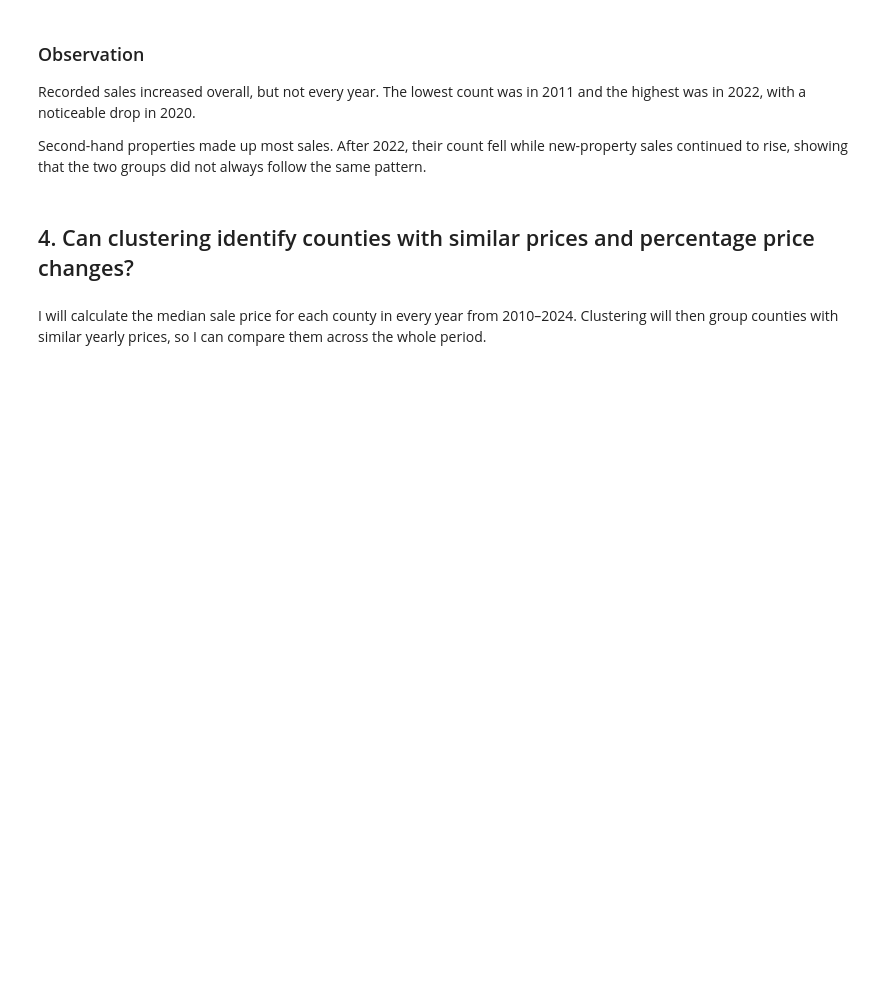
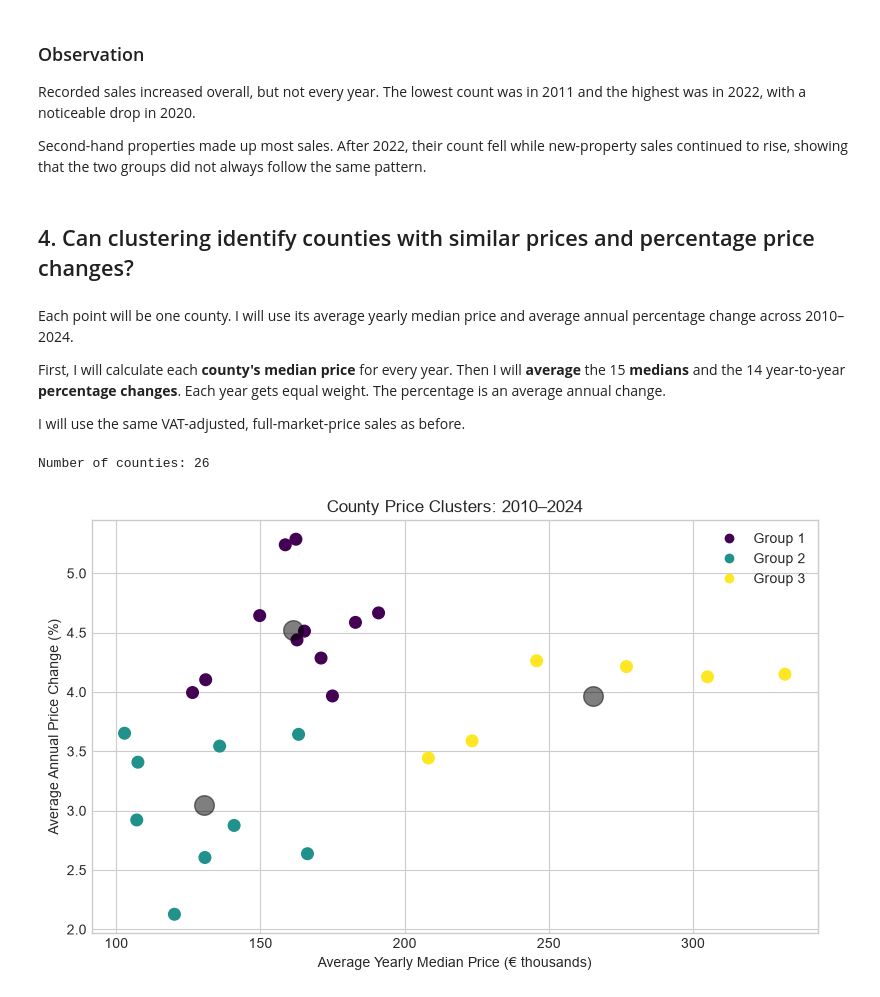
Before and after one commit to amelia720/Data-Science-Portfolio-Amelia-Hamulewicz, a Jupyter notebook: Recorded-Housing-Prices/01-housing-prices-linear-regression.ipynb, the cells around one changed output. Cells and saved outputs as stored; diff of their text form; code cells hidden in the pictures; blank space fills up the shorter version.

Commit message:
added clustering

```diff
--- a/Recorded-Housing-Prices/01-housing-prices-linear-regression.ipynb
+++ b/Recorded-Housing-Prices/01-housing-prices-linear-regression.ipynb
@@ -489,4 +487,61 @@ Second-hand properties made up most sales. After 2022, their count fell while ne
 # %% [markdown]
 ## 4. Can clustering identify counties with similar prices and percentage price changes?
 # %% [markdown]
-I will calculate the median sale price for each county in every year from 2010–2024. Clustering will then group counties with similar yearly prices, so I can compare them across the whole period.
+Each point will be one county. I will use its average yearly median price and average annual percentage change across 2010–2024.
+
+First, I will calculate each **county's median price** for every year. Then I will **average** the 15 **medians** and the 14 year-to-year **percentage changes**. Each year gets equal weight. The percentage is an average annual change.
+
+I will use the same VAT-adjusted, full-market-price sales as before.
+# %%
+# Calculate each county's median price for every year
+county_yearly = houses.groupby(
+    ['county', 'year']
+)['price_with_vat'].median().unstack()
+
+# Keep counties with all 15 yearly medians
+county_yearly = county_yearly.reindex(columns=range(2010, 2025)).dropna()
+
+# Calculate the percentage change from one year to the next
+county_changes = county_yearly.pct_change(axis=1, fill_method=None) * 100
+
+# Average the 15 yearly medians and 14 annual percentage changes
+county_prices = pd.DataFrame({
+    'Average yearly median (€)': county_yearly.mean(axis=1),
+    'Average annual change (%)': county_changes.iloc[:, 1:].mean(axis=1)
+})
+print('Number of counties:', len(county_prices))
+# %% [output]
+Number of counties: 26
+# %%
+from sklearn.cluster import KMeans
+from sklearn.preprocessing import StandardScaler
+
+# Scale euros and percentages so both features contribute
+scaler = StandardScaler()
+X = scaler.fit_transform(county_prices)
+
+# Fit K-means using the lab structure
+kmeans = KMeans(n_clusters=3, random_state=0, n_init=10)
+kmeans.fit(X)
+y_kmeans = kmeans.predict(X)
+# %%
+# Plot the counties coloured by their groups
+plt.figure(figsize=(8, 5))
+points = plt.scatter(county_prices['Average yearly median (€)'] / 1000,
+                     county_prices['Average annual change (%)'],
+                     c=y_kmeans, s=70, cmap='viridis')
+
+# Show the centres in the original units
+centres = scaler.inverse_transform(kmeans.cluster_centers_)
+plt.scatter(centres[:, 0] / 1000, centres[:, 1],
+            c='black', s=200, alpha=0.5)
+
+plt.xlabel('Average Yearly Median Price (€ thousands)')
+plt.ylabel('Average Annual Price Change (%)')
+plt.title('County Price Clusters: 2010–2024')
+plt.legend(points.legend_elements()[0], ['Group 1', 'Group 2', 'Group 3'])
+plt.margins(x=0.05, y=0.05)
+plt.tight_layout()
+plt.show()
+# %% [output]
+[figure, added]
```
Also changed, not shown: parts of 6 cells of this notebook.
